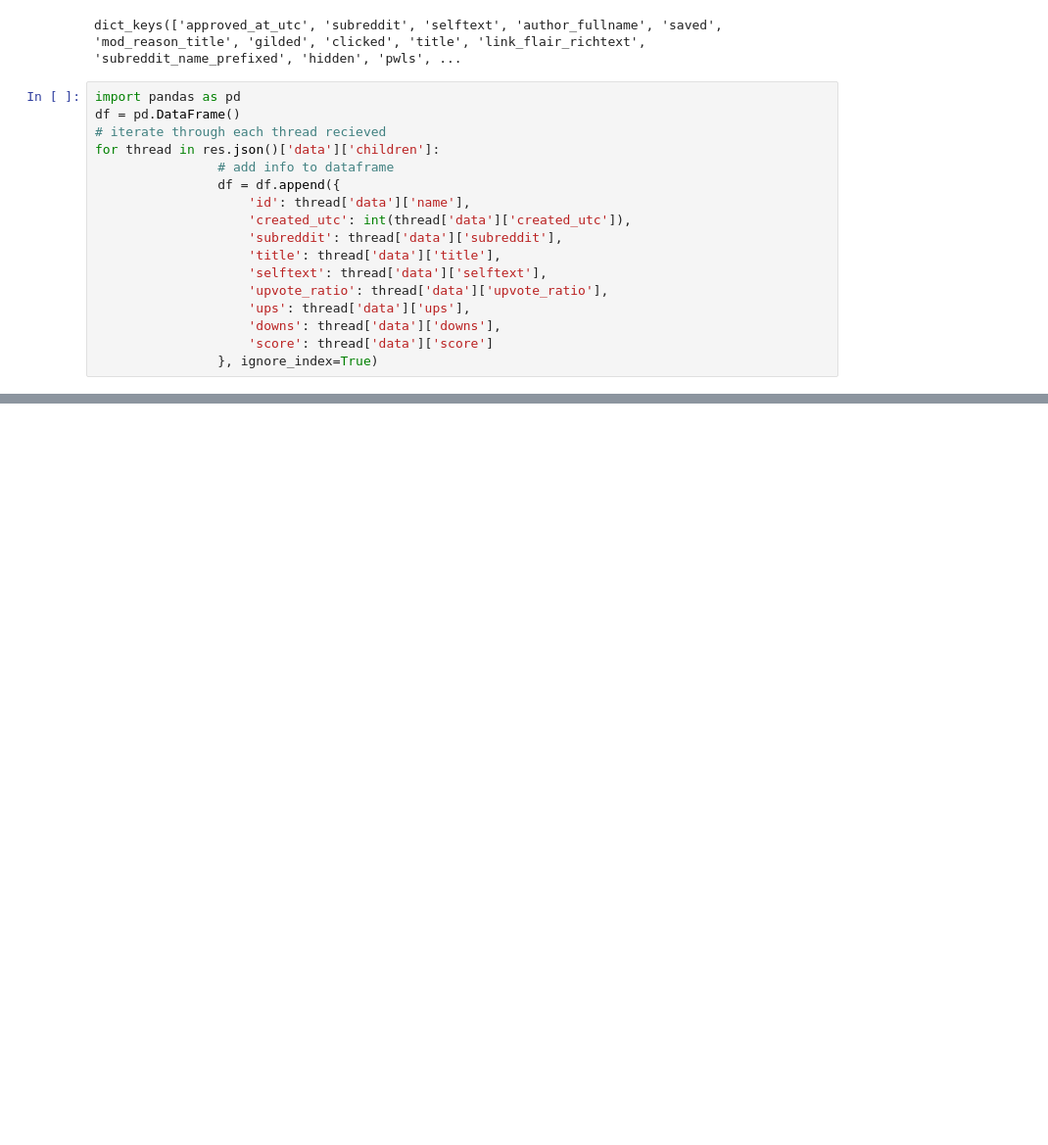
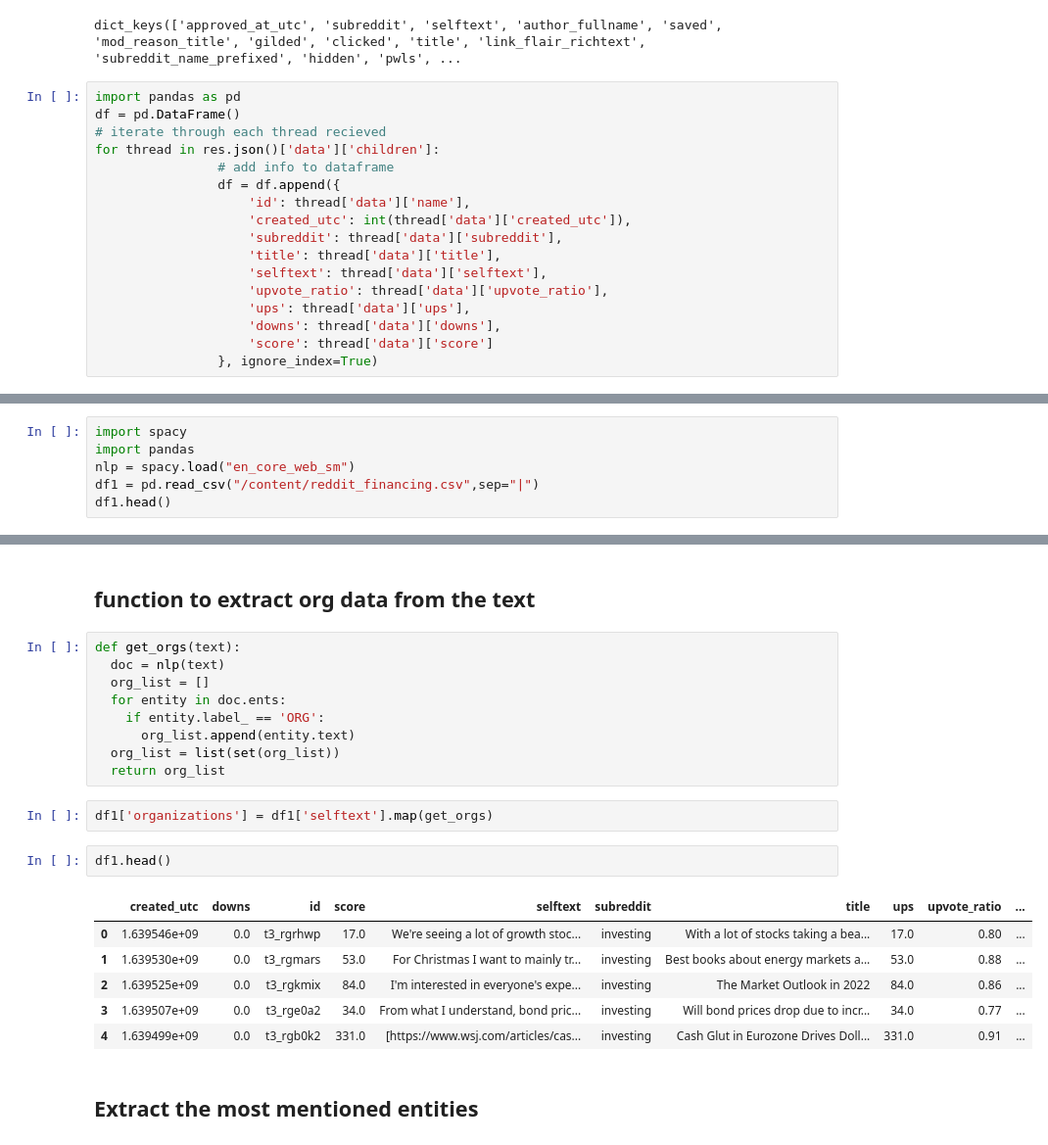
Before and after one commit to plaban1981/NLP_Transformers, a Jupyter notebook: SPACY_NER.ipynb, the cells around one changed output, grey strips where cells are left out. Shown at 98% size. Saved outputs shown, nothing was run; the diff lists cells and outputs as text; blank space fills up the shorter version.

```diff
--- a/SPACY_NER.ipynb
+++ b/SPACY_NER.ipynb
@@ -178,0 +259,6 @@ df
+# %%
+import spacy
+import pandas
+nlp = spacy.load("en_core_web_sm")
+df1 = pd.read_csv("/content/reddit_financing.csv",sep="|")
+df1.head()
@@ -178,0 +272,24 @@ df
+# %% [markdown]
+## function to extract org data from the text
+# %%
+def get_orgs(text):
+  doc = nlp(text)
+  org_list = []
+  for entity in doc.ents:
+    if entity.label_ == 'ORG':
+      org_list.append(entity.text)
+  org_list = list(set(org_list))
+  return org_list
+# %%
+df1['organizations'] = df1['selftext'].map(get_orgs)
+# %%
+df1.head()
+# %% [output]
+|  | created_utc | downs | id | score | selftext | subreddit | title | ups | upvote_ratio | ... |
+| 0 | 1.639546e+09 | 0.0 | t3_rgrhwp | 17.0 | We're seeing a lot of growth stoc... | investing | With a lot of stocks taking a bea... | 17.0 | 0.80 | ... |
+| 1 | 1.639530e+09 | 0.0 | t3_rgmars | 53.0 | For Christmas I want to mainly tr... | investing | Best books about energy markets a... | 53.0 | 0.88 | ... |
+| 2 | 1.639525e+09 | 0.0 | t3_rgkmix | 84.0 | I'm interested in everyone's expe... | investing | The Market Outlook in 2022 | 84.0 | 0.86 | ... |
+| 3 | 1.639507e+09 | 0.0 | t3_rge0a2 | 34.0 | From what I understand, bond pric... | investing | Will bond prices drop due to incr... | 34.0 | 0.77 | ... |
+| 4 | 1.639499e+09 | 0.0 | t3_rgb0k2 | 331.0 | [https://www.wsj.com/articles/cas... | investing | Cash Glut in Eurozone Drives Doll... | 331.0 | 0.91 | ... |
+# %% [markdown]
+## Extract the most mentioned entities
```
Also changed, not shown: parts of 49 cells of this notebook.
